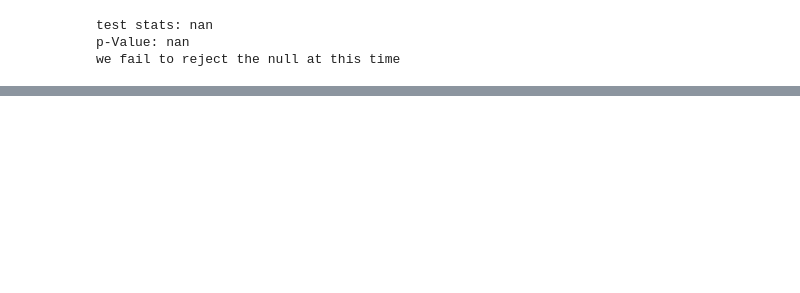
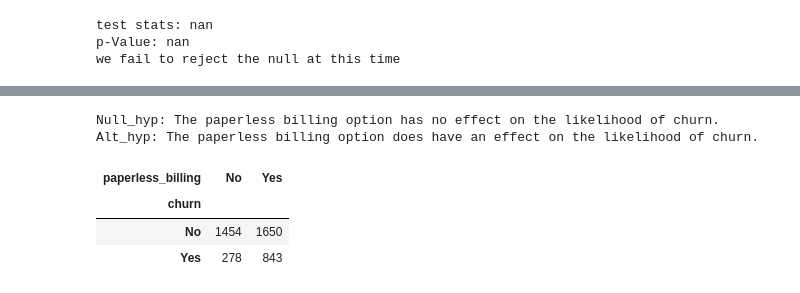
Before and after one commit to MigashaneVictoire/telco_churn_classification_project, a Jupyter notebook: statistic_testing.ipynb, the cells around one changed output, grey strips where cells are left out. Drawn from its saved outputs; the diff is of its cells as text; code cells hidden in the pictures; blank space fills up the shorter version.

```diff
--- a/statistic_testing.ipynb
+++ b/statistic_testing.ipynb
@@ -410,0 +474,14 @@ we fail to reject the null at this time
+# %%
+print("Null_hyp: The paperless billing option has no effect on the likelihood of churn.")
+print("Alt_hyp: The paperless billing option does have an effect on the likelihood of churn.")
+
+# run a contegency tale
+cont_table = pd.crosstab(train.churn, train.paperless_billing)
+cont_table
+# %% [output]
+Null_hyp: The paperless billing option has no effect on the likelihood of churn.
+Alt_hyp: The paperless billing option does have an effect on the likelihood of churn.
+| paperless_billing | No | Yes |
+| churn |  |  |
+| No | 1454 | 1650 |
+| Yes | 278 | 843 |
```
Also changed, not shown: parts of 22 cells of this notebook.
